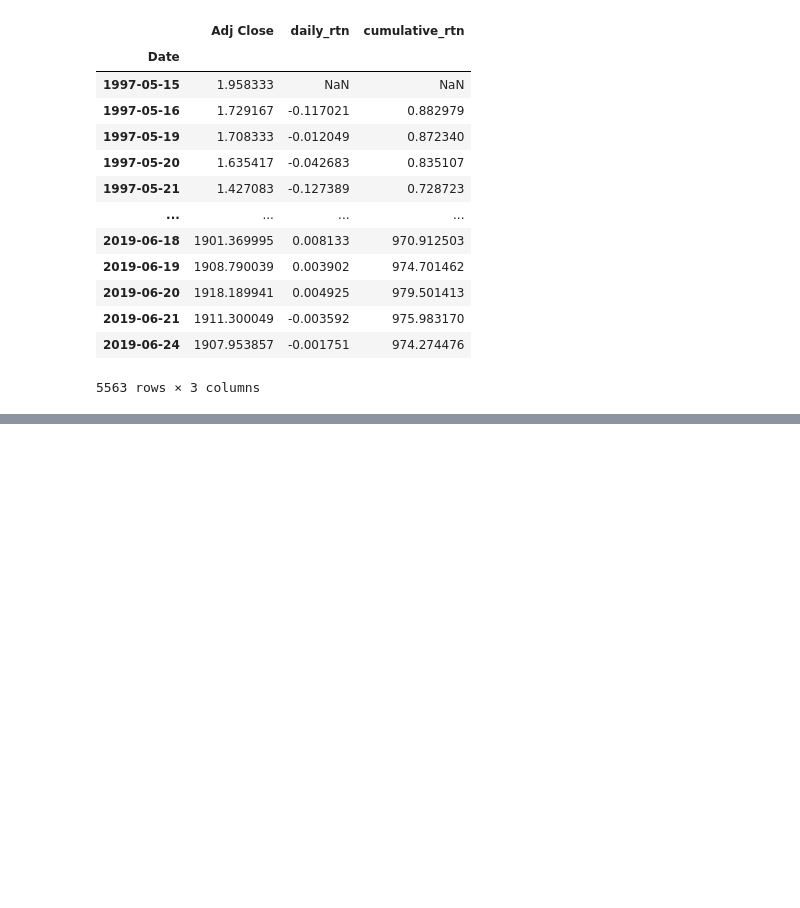
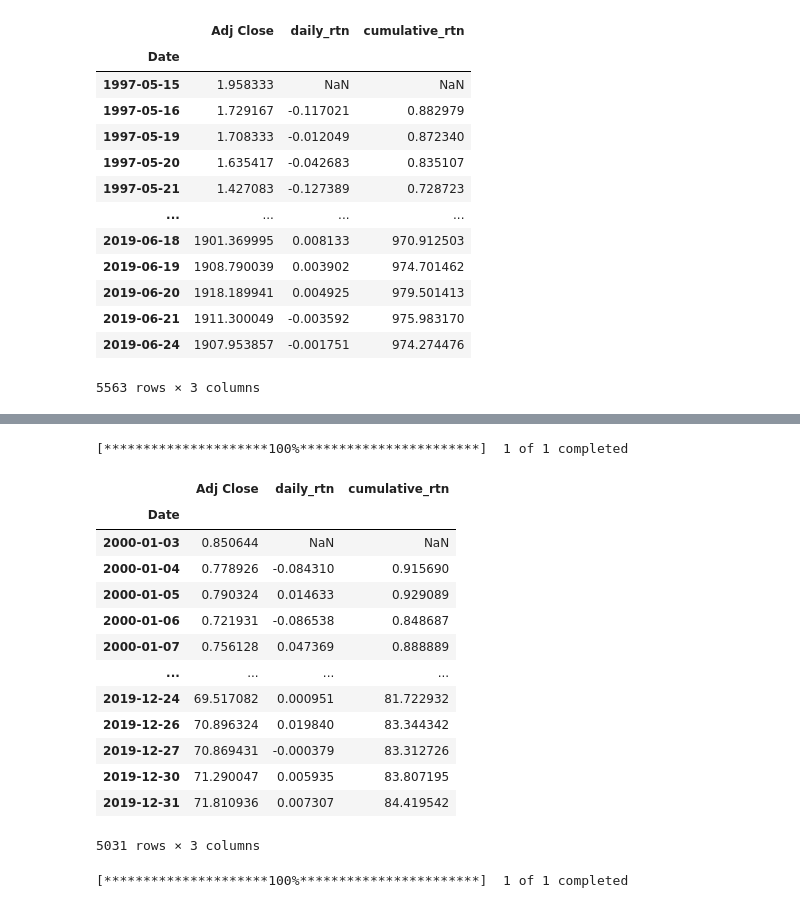
Before and after one commit to ZiNoBae/Practice_ubion, a Jupyter notebook: Code_Moon/230412/buyandhold_0412.ipynb, the cells around one changed output, grey strips where cells are left out. Saved outputs shown, nothing was run; the diff lists cells and outputs as text; code cells hidden in the pictures; blank space fills up the shorter version.

```diff
--- a/Code_Moon/230412/buyandhold_0412.ipynb
+++ b/Code_Moon/230412/buyandhold_0412.ipynb
@@ -277,0 +325,25 @@ TypeError: bnh() missing 2 required positional arguments: 'start' and 'end'
+# %%
+df = yf.download('AAPL')
+# %% [output]
+[*********************100%***********************]  1 of 1 completed
+# %%
+buyandhold.bnh(df, 'Adj Close', '20000101', '20200101')
+# %% [output]
+|  | Adj Close | daily_rtn | cumulative_rtn |
+| Date |  |  |  |
+| 2000-01-03 | 0.850644 | NaN | NaN |
+| 2000-01-04 | 0.778926 | -0.084310 | 0.915690 |
+| 2000-01-05 | 0.790324 | 0.014633 | 0.929089 |
+| 2000-01-06 | 0.721931 | -0.086538 | 0.848687 |
+| 2000-01-07 | 0.756128 | 0.047369 | 0.888889 |
+| ... | ... | ... | ... |
+| 2019-12-24 | 69.517082 | 0.000951 | 81.722932 |
+| 2019-12-26 | 70.896324 | 0.019840 | 83.344342 |
+| 2019-12-27 | 70.869431 | -0.000379 | 83.312726 |
+| 2019-12-30 | 71.290047 | 0.005935 | 83.807195 |
+| 2019-12-31 | 71.810936 | 0.007307 | 84.419542 |
+5031 rows × 3 columns
+# %%
+df = yf.download('003490.KS')
+# %% [output]
+[*********************100%***********************]  1 of 1 completed
```
Also changed, not shown: parts of 8 cells of this notebook, 2 other files.
